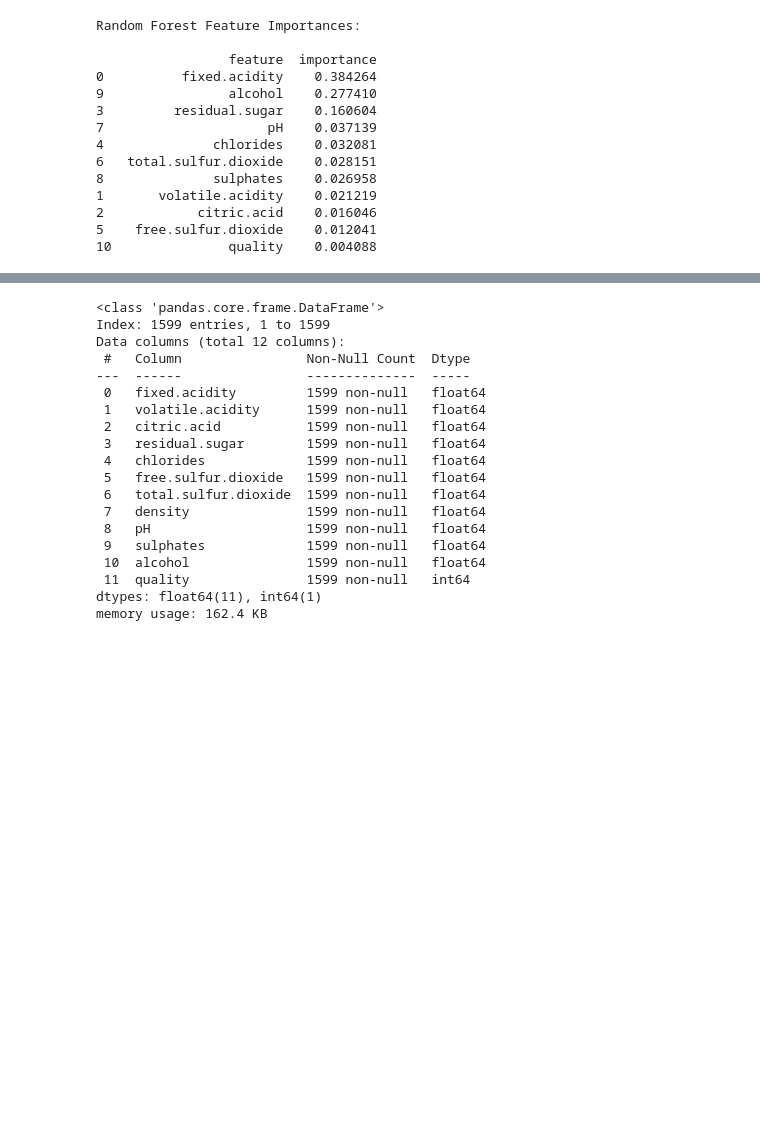
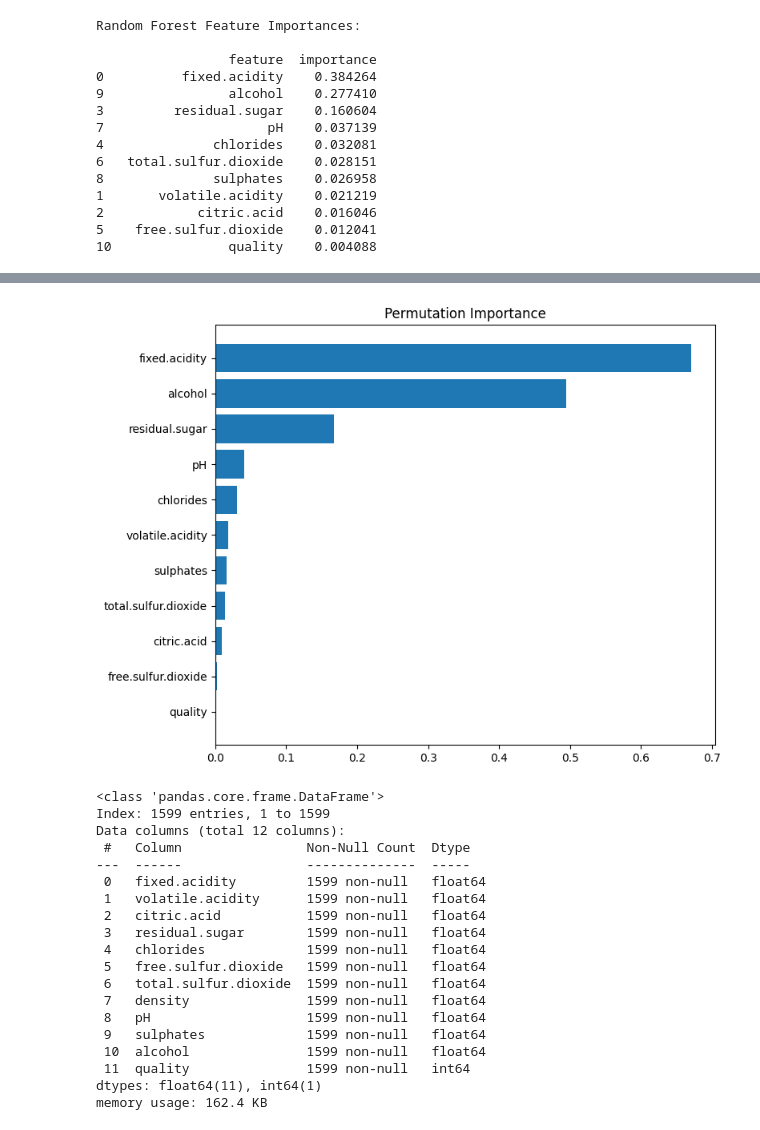
Before and after one commit to binayakhadka/springboard_case_study, a Jupyter notebook: Linear Regression/Springboard Regression Case Study - the Red Wine Dataset - Tier 1.ipynb, the cells around one changed output, grey strips where cells are left out. Saved outputs shown, nothing was run; the diff lists cells and outputs as text; code cells hidden in the pictures; blank space fills up the shorter version.

```diff
--- a/Linear Regression/Springboard Regression Case Study - the Red Wine Dataset - Tier 1.ipynb
+++ b/Linear Regression/Springboard Regression Case Study - the Red Wine Dataset - Tier 1.ipynb
@@ -112,3 +112,15 @@ Random Forest Feature Importances:
 2            citric.acid    0.016046
 5    free.sulfur.dioxide    0.012041
 10               quality    0.004088
+# %%
+perm = permutation_importance(
+    model, X_test, y_test, n_repeats=10, random_state=42
+)
+
+perm_df = pd.DataFrame({
+    'feature': X.columns,
+    'importance': perm.importances_mean
+}).sort_values('importance', ascending=False)
+
+print("\nPermutation Importance:\n")
+print(perm_df)
@@ -115,3 +142,12 @@ Random Forest Feature Importances:
+# %%
+plt.figure(figsize=(8, 6))
+plt.barh(perm_df['feature'], perm_df['importance'])
+plt.gca().invert_yaxis()
+plt.title("Permutation Importance")
+plt.tight_layout()
+plt.show()
+# %% [output]
+[figure, added]
 # %%
 # Another very useful method to call on a recently imported dataset is .info(). Call it here to get a good
 # overview of the data:
```
Also changed, not shown: parts of 1 cell of this notebook.
